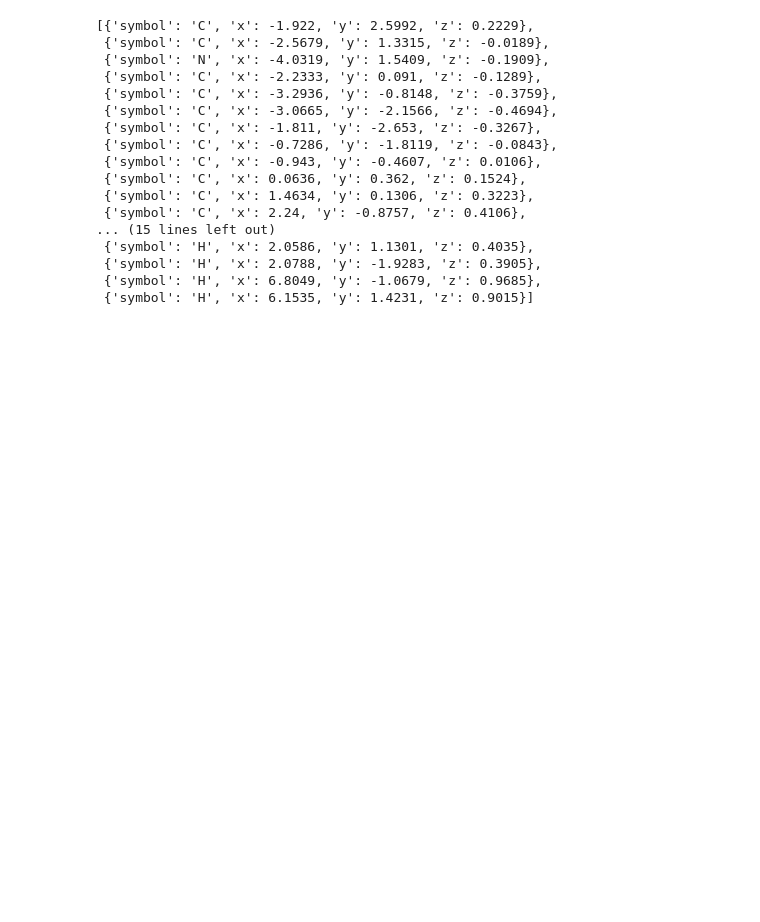
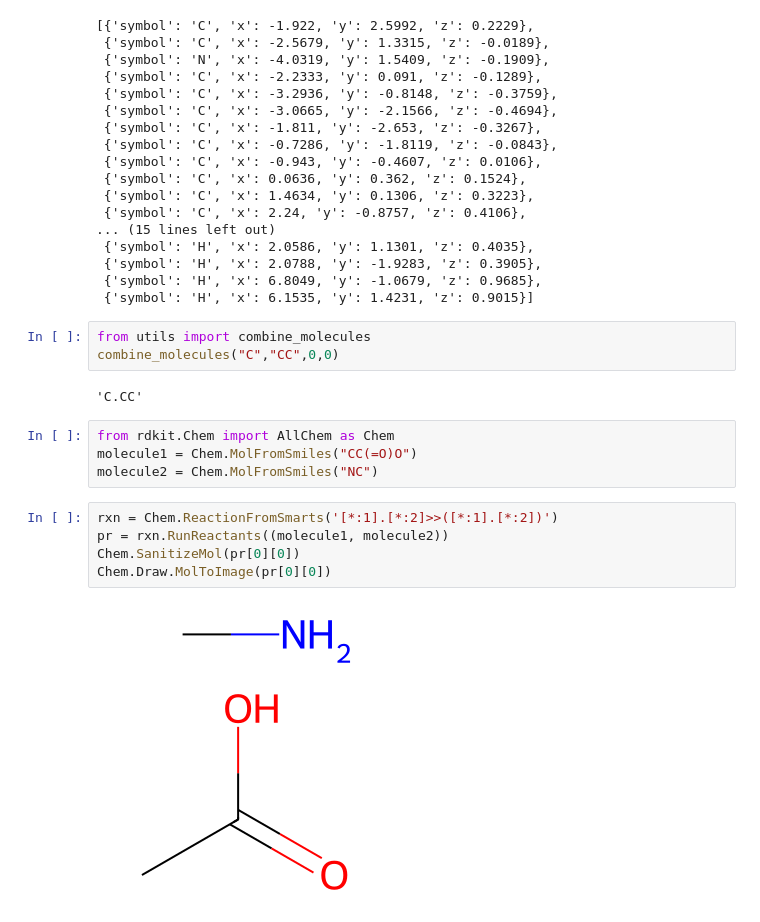
Before and after one commit to Akito-UzukiP/MolecularGPT, a Jupyter notebook: test.ipynb, the cells around one changed output. Saved outputs shown, nothing was run; the diff lists cells and outputs as text; blank space fills up the shorter version.

```diff
--- a/test.ipynb
+++ b/test.ipynb
@@ -149,3 +149,19 @@ xyz_reader.read_xyz(('./assets/test.xyz'))
  {'symbol': 'H', 'x': 2.0788, 'y': -1.9283, 'z': 0.3905},
  {'symbol': 'H', 'x': 6.8049, 'y': -1.0679, 'z': 0.9685},
  {'symbol': 'H', 'x': 6.1535, 'y': 1.4231, 'z': 0.9015}]
+# %%
+from utils import combine_molecules
+combine_molecules("C","CC",0,0)
+# %% [output]
+'C.CC'
+# %%
+from rdkit.Chem import AllChem as Chem
+molecule1 = Chem.MolFromSmiles("CC(=O)O")
+molecule2 = Chem.MolFromSmiles("NC")
+# %%
+rxn = Chem.ReactionFromSmarts('[*:1].[*:2]>>([*:1].[*:2])')
+pr = rxn.RunReactants((molecule1, molecule2))
+Chem.SanitizeMol(pr[0][0])
+Chem.Draw.MolToImage(pr[0][0])
+# %% [output]
+[figure, added]
```
Also changed, not shown: 7 other files.
